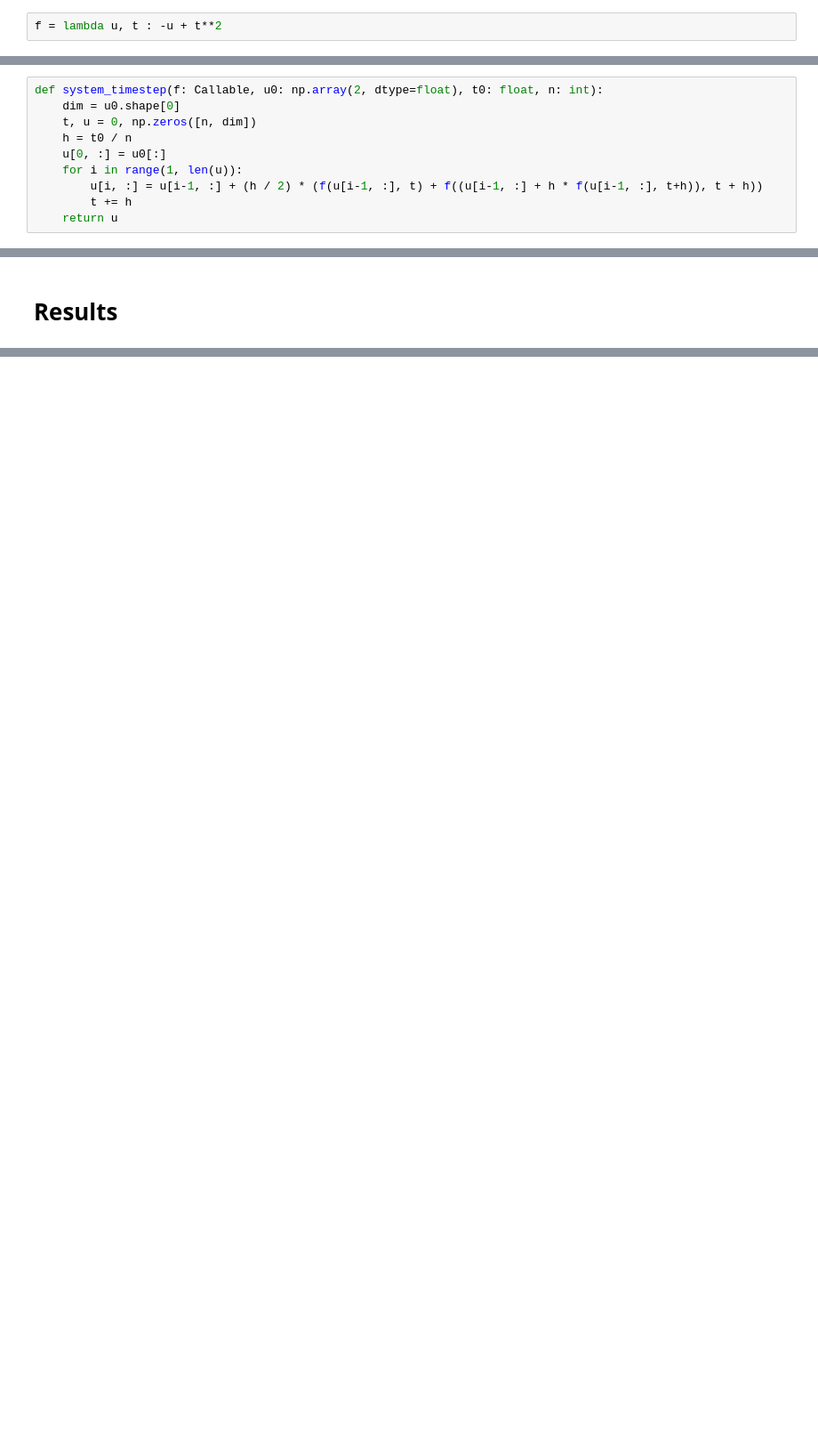
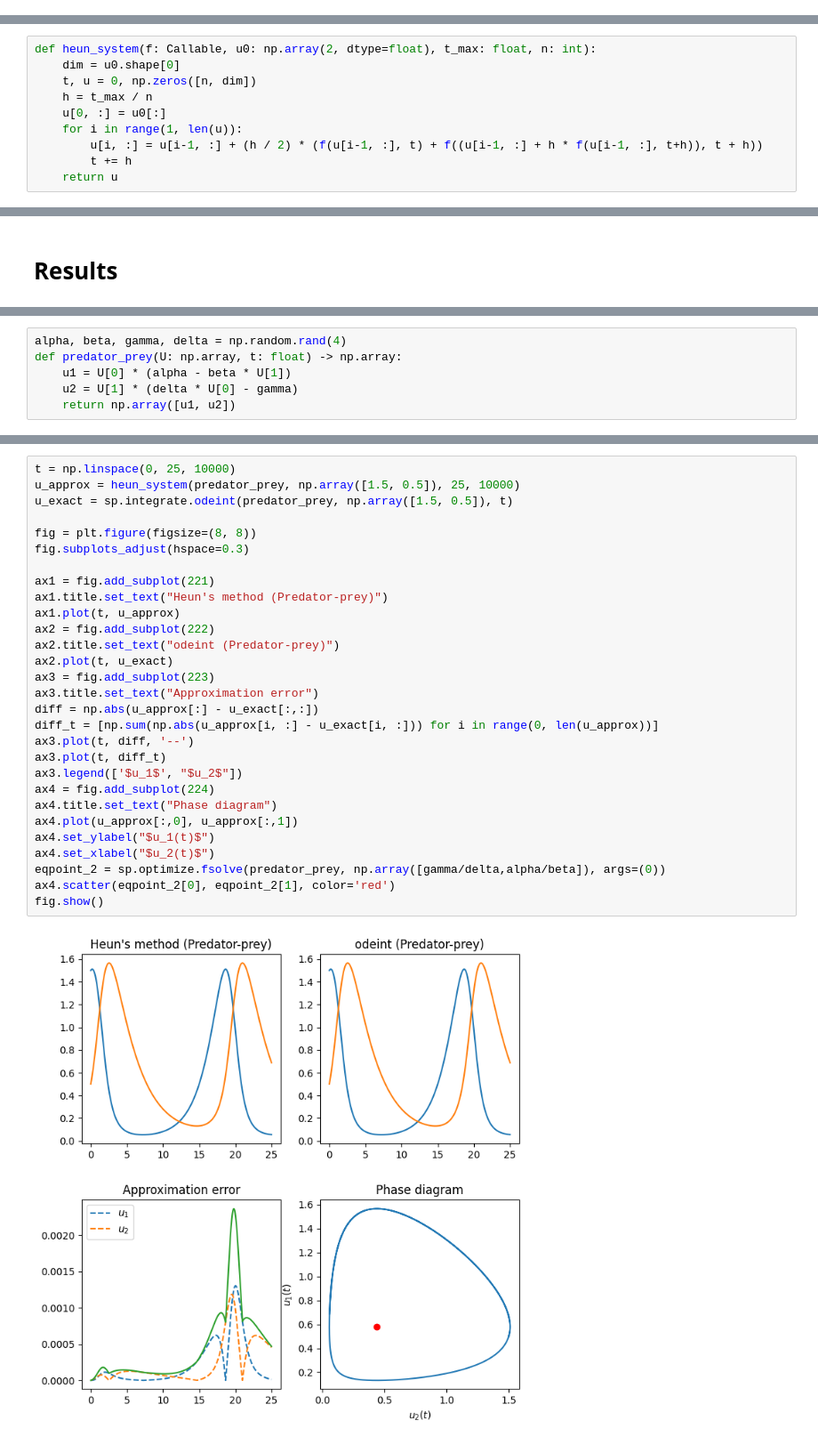
Before and after one commit to johanhoffman/DD2363_VT24, a Jupyter notebook: Lab5/chmntz_Lab5.ipynb, the cells around one changed output, grey strips where cells are left out. Shown at 89% size. Saved outputs shown, nothing was run; the diff lists cells and outputs as text; blank space fills up the shorter version.

```diff
--- a/Lab5/chmntz_Lab5.ipynb
+++ b/Lab5/chmntz_Lab5.ipynb
@@ -34,5 +45,3 @@ def scalar_timestep(f: Callable, u0: float, t0: float, n: int):
         u[i] = u[i-1] + (h / 2) * (f(u[i-1], t) + f((u[i-1] + h * f(u[i-1], t+h)), t + h))
         t += h
     return u
-# %%
-f = lambda u, t : -u + t**2
@@ -62,8 +55,8 @@ fig.show()
 # %%
-def system_timestep(f: Callable, u0: np.array(2, dtype=float), t0: float, n: int):
+def heun_system(f: Callable, u0: np.array(2, dtype=float), t_max: float, n: int):
     dim = u0.shape[0]
     t, u = 0, np.zeros([n, dim])
-    h = t0 / n
+    h = t_max / n
     u[0, :] = u0[:]
     for i in range(1, len(u)):
         u[i, :] = u[i-1, :] + (h / 2) * (f(u[i-1, :], t) + f((u[i-1, :] + h * f(u[i-1, :], t+h)), t + h))
@@ -108,0 +139,6 @@ fig.show()
+# %%
+alpha, beta, gamma, delta = np.random.rand(4)
+def predator_prey(U: np.array, t: float) -> np.array:
+    u1 = U[0] * (alpha - beta * U[1])
+    u2 = U[1] * (delta * U[0] - gamma)
+    return np.array([u1, u2])
@@ -108,0 +152,31 @@ fig.show()
+# %%
+t = np.linspace(0, 25, 10000)
+u_approx = heun_system(predator_prey, np.array([1.5, 0.5]), 25, 10000)
+u_exact = sp.integrate.odeint(predator_prey, np.array([1.5, 0.5]), t)
+
+fig = plt.figure(figsize=(8, 8))
+fig.subplots_adjust(hspace=0.3)
+
+ax1 = fig.add_subplot(221)
+ax1.title.set_text("Heun's method (Predator-prey)")
+ax1.plot(t, u_approx)
+ax2 = fig.add_subplot(222)
+ax2.title.set_text("odeint (Predator-prey)")
+ax2.plot(t, u_exact)
+ax3 = fig.add_subplot(223)
+ax3.title.set_text("Approximation error")
+diff = np.abs(u_approx[:] - u_exact[:,:])
+diff_t = [np.sum(np.abs(u_approx[i, :] - u_exact[i, :])) for i in range(0, len(u_approx))]
+ax3.plot(t, diff, '--')
+ax3.plot(t, diff_t)
+ax3.legend(['$u_1$', "$u_2$"])
+ax4 = fig.add_subplot(224)
+ax4.title.set_text("Phase diagram")
+ax4.plot(u_approx[:,0], u_approx[:,1])
+ax4.set_ylabel("$u_1(t)$")
+ax4.set_xlabel("$u_2(t)$")
+eqpoint_2 = sp.optimize.fsolve(predator_prey, np.array([gamma/delta,alpha/beta]), args=(0))
+ax4.scatter(eqpoint_2[0], eqpoint_2[1], color='red')
+fig.show()
+# %% [output]
+[figure, added]
```
Also changed, not shown: parts of 27 cells of this notebook.
